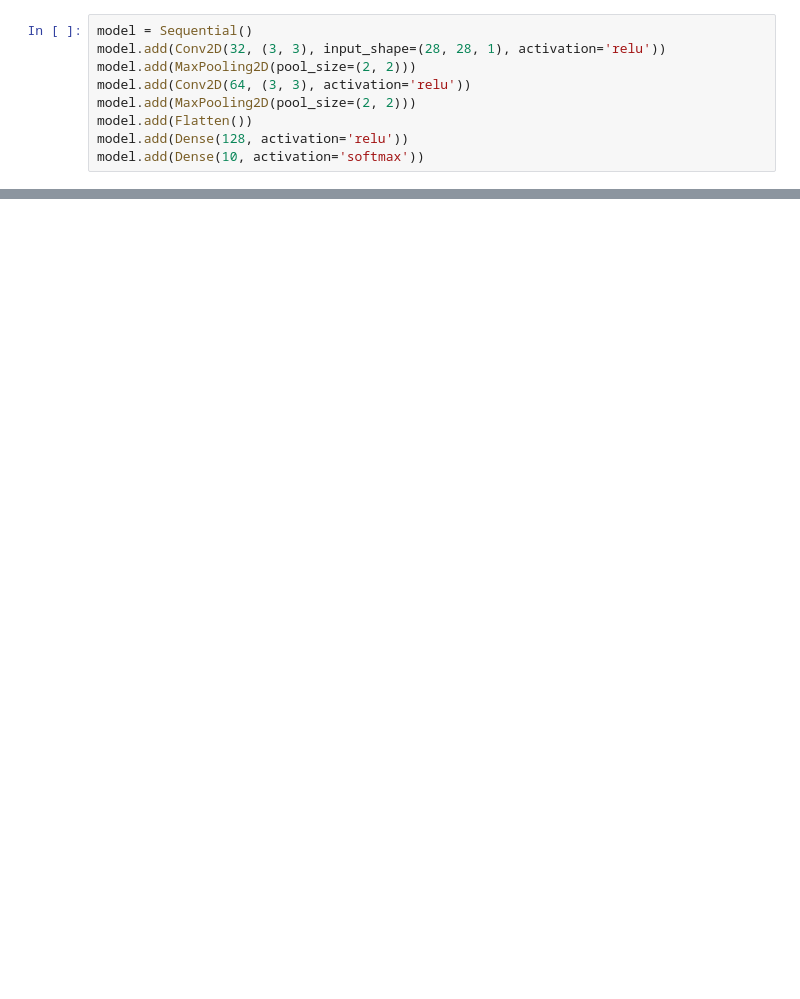
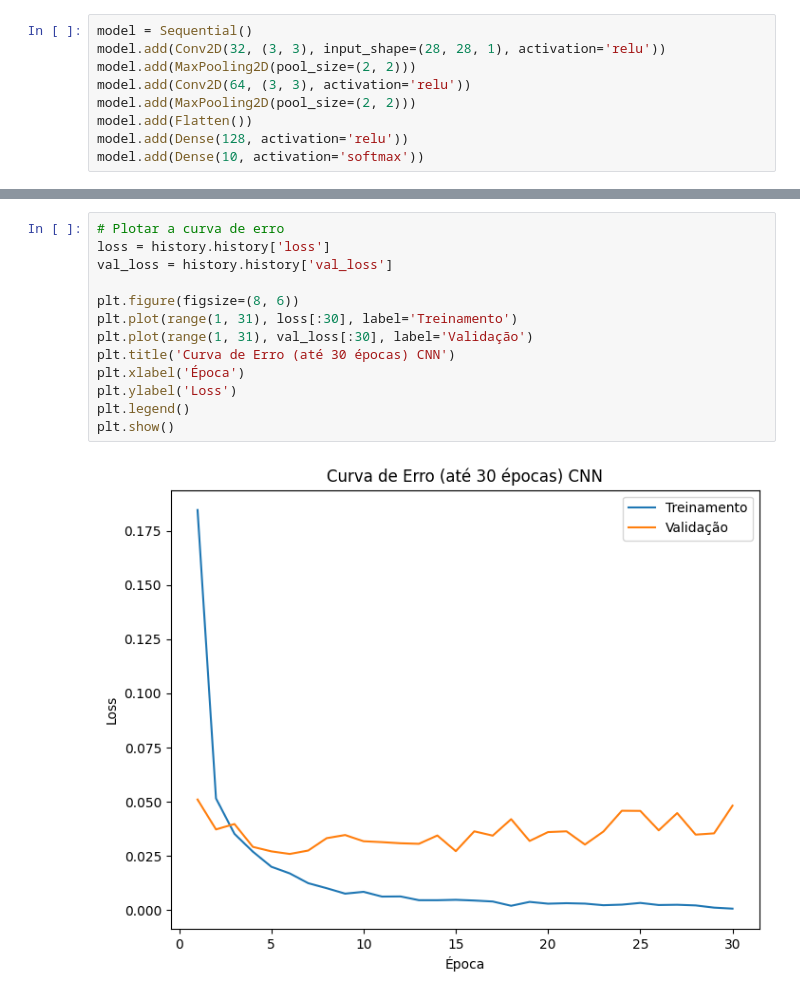
Before and after one commit to franciscochagas13/lista2, a Jupyter notebook: questao2.ipynb, the cells around one changed output, grey strips where cells are left out. Saved outputs shown, nothing was run; the diff lists cells and outputs as text; blank space fills up the shorter version.

```diff
--- a/questao2.ipynb
+++ b/questao2.ipynb
@@ -103 +118,16 @@ plt.show()
+# %%
+# Plotar a curva de erro
+loss = history.history['loss']
+val_loss = history.history['val_loss']
+
+plt.figure(figsize=(8, 6))
+plt.plot(range(1, 31), loss[:30], label='Treinamento')
+plt.plot(range(1, 31), val_loss[:30], label='Validação')
+plt.title('Curva de Erro (até 30 épocas) CNN')
+plt.xlabel('Época')
+plt.ylabel('Loss')
+plt.legend()
+plt.show()
+# %% [output]
+[figure, added]
 # %%
```
Also changed, not shown: parts of 9 cells of this notebook, 2 other files.
